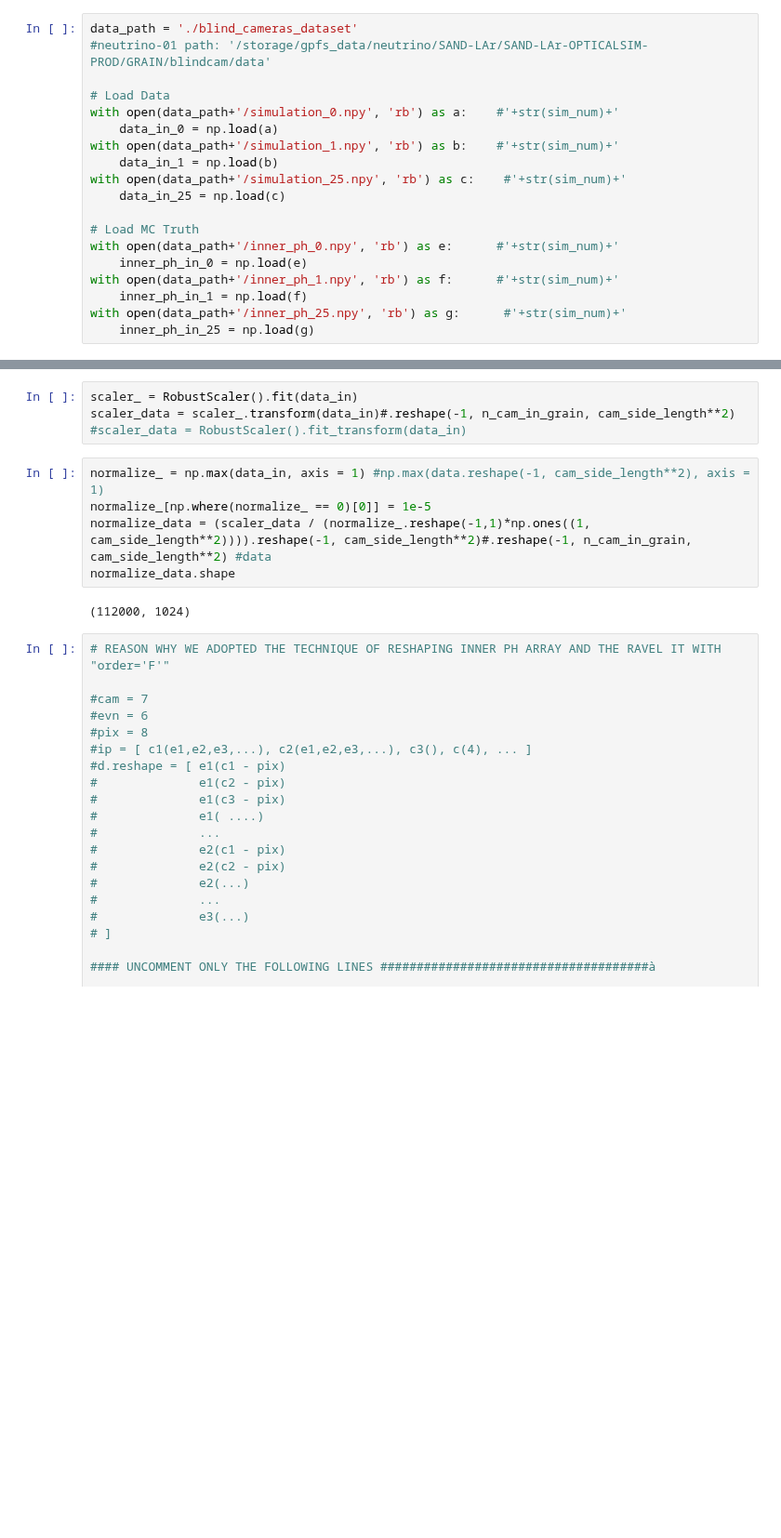
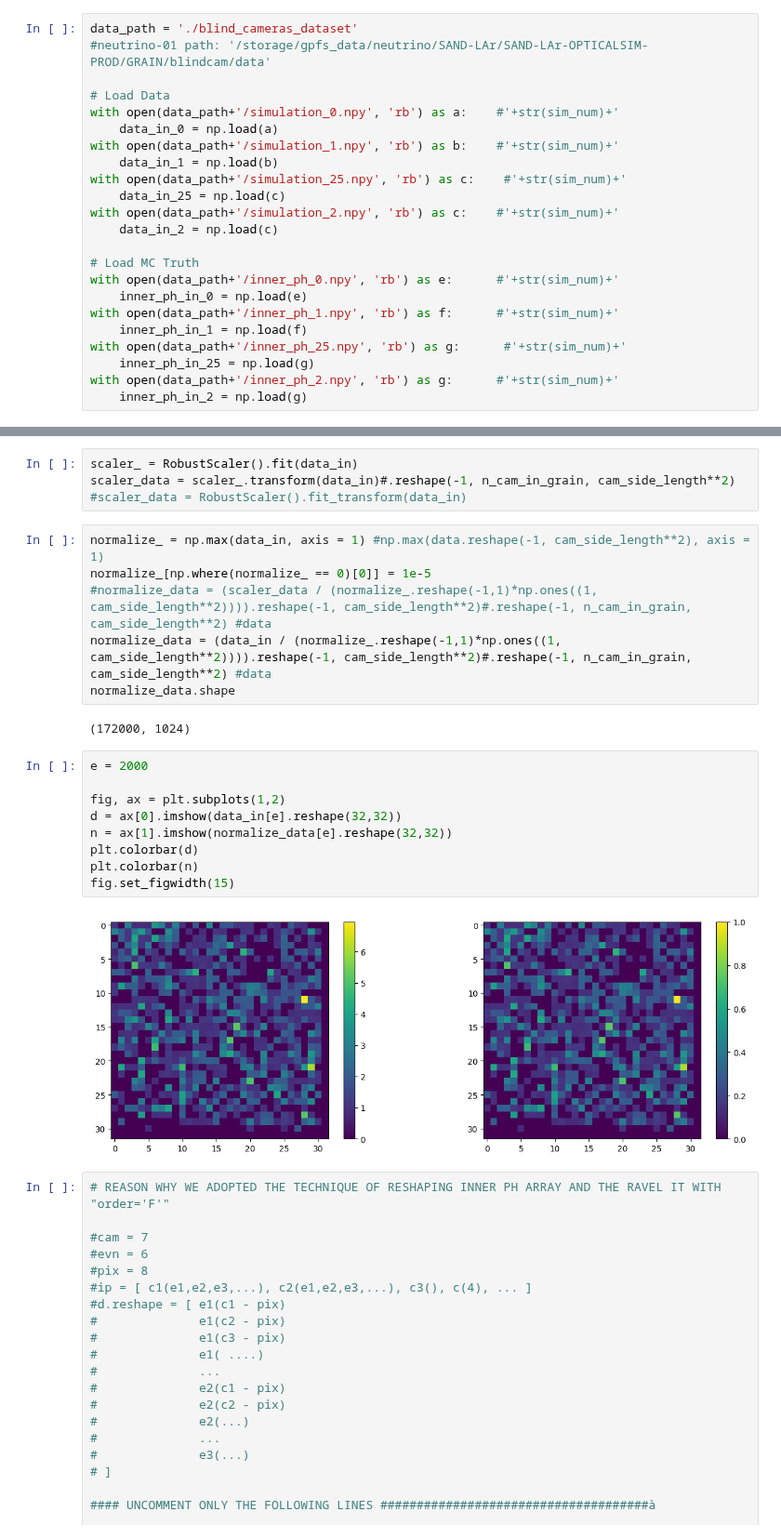
Before and after one commit to chiappo98/blinded_cameras, a Jupyter notebook: supervised_cnn.ipynb, the cells around one changed output, grey strips where cells are left out. Shown at 93% size. Drawn from its saved outputs; the diff is of its cells as text; blank space fills up the shorter version.

```diff
--- a/supervised_cnn.ipynb
+++ b/supervised_cnn.ipynb
@@ -33,6 +34,8 @@ with open(data_path+'/simulation_1.npy', 'rb') as b:    #'+str(sim_num)+'
     data_in_1 = np.load(b)
 with open(data_path+'/simulation_25.npy', 'rb') as c:    #'+str(sim_num)+'
     data_in_25 = np.load(c)
+with open(data_path+'/simulation_2.npy', 'rb') as c:    #'+str(sim_num)+'
+    data_in_2 = np.load(c)
 
 # Load MC Truth
 with open(data_path+'/inner_ph_0.npy', 'rb') as e:      #'+str(sim_num)+'
@@ -41,6 +44,8 @@ with open(data_path+'/inner_ph_1.npy', 'rb') as f:      #'+str(sim_num)+'
     inner_ph_in_1 = np.load(f)
 with open(data_path+'/inner_ph_25.npy', 'rb') as g:      #'+str(sim_num)+'
     inner_ph_in_25 = np.load(g)
+with open(data_path+'/inner_ph_2.npy', 'rb') as g:      #'+str(sim_num)+'
+    inner_ph_in_2 = np.load(g)
 # %% [markdown]
 ### Reshaping data_0
 # %%
@@ -94,10 +102,22 @@ scaler_data = scaler_.transform(data_in)#.reshape(-1, n_cam_in_grain, cam_side_l
 # %%
 normalize_ = np.max(data_in, axis = 1) #np.max(data.reshape(-1, cam_side_length**2), axis = 1)
 normalize_[np.where(normalize_ == 0)[0]] = 1e-5
-normalize_data = (scaler_data / (normalize_.reshape(-1,1)*np.ones((1, cam_side_length**2)))).reshape(-1, cam_side_length**2)#.reshape(-1, n_cam_in_grain, cam_side_length**2) #data
+#normalize_data = (scaler_data / (normalize_.reshape(-1,1)*np.ones((1, cam_side_length**2)))).reshape(-1, cam_side_length**2)#.reshape(-1, n_cam_in_grain, cam_side_length**2) #data
+normalize_data = (data_in / (normalize_.reshape(-1,1)*np.ones((1, cam_side_length**2)))).reshape(-1, cam_side_length**2)#.reshape(-1, n_cam_in_grain, cam_side_length**2) #data
 normalize_data.shape
 # %% [output]
-(112000, 1024)
+(172000, 1024)
+# %%
+e = 2000
+
+fig, ax = plt.subplots(1,2)
+d = ax[0].imshow(data_in[e].reshape(32,32))
+n = ax[1].imshow(normalize_data[e].reshape(32,32))
+plt.colorbar(d)
+plt.colorbar(n)
+fig.set_figwidth(15)
+# %% [output]
+[figure, added]
 # %%
 # REASON WHY WE ADOPTED THE TECHNIQUE OF RESHAPING INNER PH ARRAY AND THE RAVEL IT WITH "order='F'"
 
```
Also changed, not shown: parts of 12 cells of this notebook.
